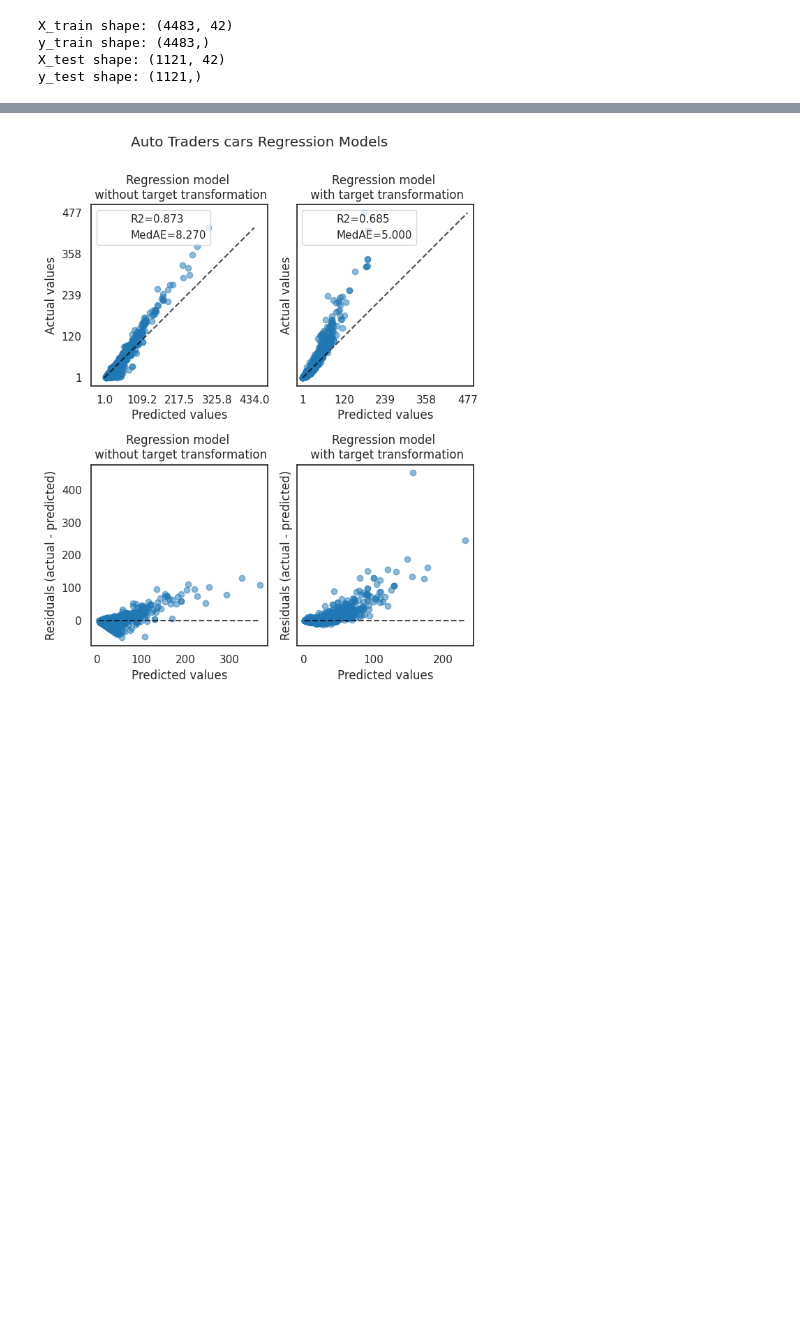
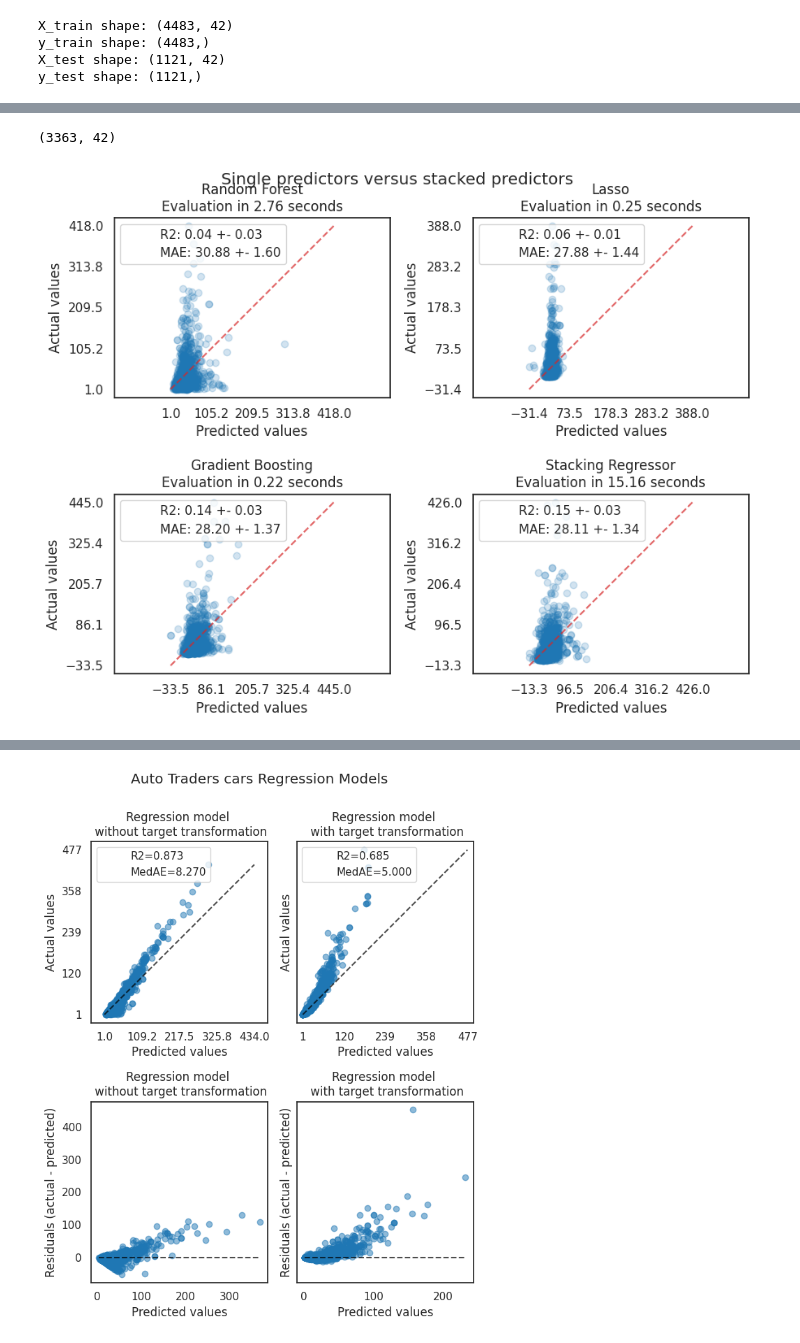
Before and after one commit to thanktua-spp/MMU_Hack_Data, a Jupyter notebook: notebooks/MMU_Hack_model training.ipynb, the cells around one changed output, grey strips where cells are left out. Drawn from its saved outputs; the diff is of its cells as text; code cells hidden in the pictures; blank space fills up the shorter version.

Commit message:
progress with model training notebook

```diff
--- a/notebooks/MMU_Hack_model training.ipynb
+++ b/notebooks/MMU_Hack_model training.ipynb
@@ -203,7 +257,8 @@ Numerical pipelines
 # Numerical Column transformer
 numerical_transformer = ColumnTransformer(
     transformers=[
-        ('zero_impute', SimpleImputer(strategy='constant', fill_value=0), DEFAULT_ZERO_NUM_FEATURES), # Zero imputation for specific columns
+        ('zero_impute', SimpleImputer(
+            strategy='constant', fill_value=0), DEFAULT_ZERO_NUM_FEATURES), # Zero imputation for specific columns
         ('imputation', SimpleImputer(strategy='mean'), DEFAULT_NON_ZERO_NUM_FEATURES) # Mean imputation for other numerical columns
     ]
 )
@@ -324,5 +385,22 @@ def compute_score(y_true, y_pred):
 # %%
+# stacking models with no transformations
+lasso_pipeline = Pipeline([
+    ('data_preparation', data_preparation_pipeline),
+    ('data_preprocessor', columns_preprocessor),
+    ('regressor_pipeline', svr)
+])
 
+rf_pipeline = Pipeline([
+    ('data_preparation', data_preparation_pipeline),
+    ('data_preprocessor', columns_preprocessor),
+    ('regressor_pipeline', rf)
+])
+
+gbdt_pipeline = Pipeline([
+    ('data_preparation', data_preparation_pipeline),
+    ('data_preprocessor', columns_preprocessor),
+    ('regressor_pipeline', gbr)
+])
 
 estimators = [
     ("Random Forest", rf_pipeline),
@@ -334,0 +431,49 @@ stacking_regressor
+# %%
+X.shape
+# %% [output]
+(3363, 42)
+# %%
+# X.shape -> (3363, 42)
+fig, axs = plt.subplots(2, 2, figsize=(9, 7))
+axs = np.ravel(axs)
+
+for ax, (name, est) in zip(
+    axs, estimators + [("Stacking Regressor", stacking_regressor)]
+):
+    scorers = {"R2": "r2", "MAE": "neg_mean_absolute_error"}
+
+    start_time = time.time()
+    scores = cross_validate(
+        est, X, y, scoring=list(scorers.values()), n_jobs=-1, verbose=0
+    )
+    elapsed_time = time.time() - start_time
+
+    y_pred = cross_val_predict(est, X, y, n_jobs=-1, verbose=0)
+    scores = {
+        key: (
+            f"{np.abs(np.mean(scores[f'test_{value}'])):.2f} +- "
+            f"{np.std(scores[f'test_{value}']):.2f}"
+        )
+        for key, value in scorers.items()
+    }
+
+    display = PredictionErrorDisplay.from_predictions(
+        y_true=y,
+        y_pred=y_pred,
+        kind="actual_vs_predicted",
+        ax=ax,
+        scatter_kwargs={"alpha": 0.2, "color": "tab:blue"},
+        line_kwargs={"color": "tab:red"},
+    )
+    ax.set_title(f"{name}\nEvaluation in {elapsed_time:.2f} seconds")
+
+    for name, score in scores.items():
+        ax.plot([], [], " ", label=f"{name}: {score}")
+    ax.legend(loc="upper left")
+
+plt.suptitle("Single predictors versus stacked predictors")
+plt.tight_layout()
+plt.subplots_adjust(top=0.9)
+plt.show()
+# %% [output]
+[figure, added]
```
Also changed, not shown: parts of 43 cells of this notebook.
